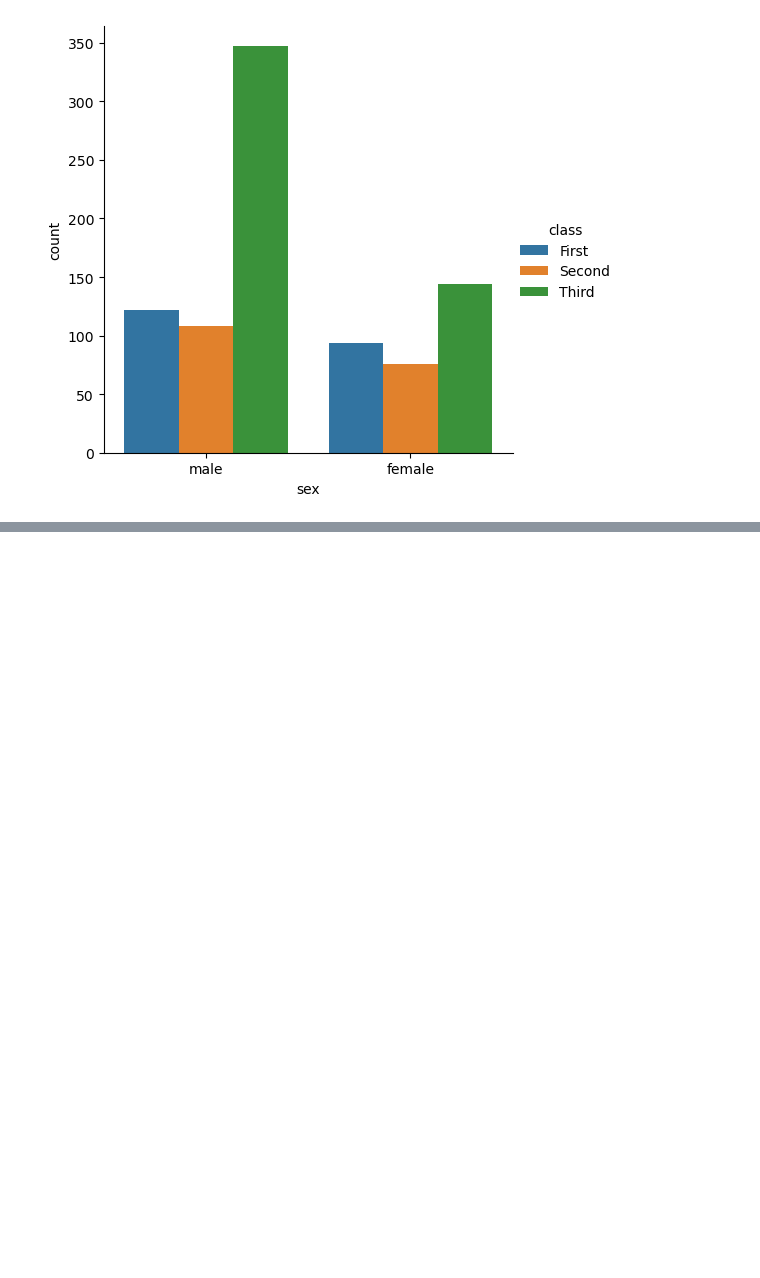
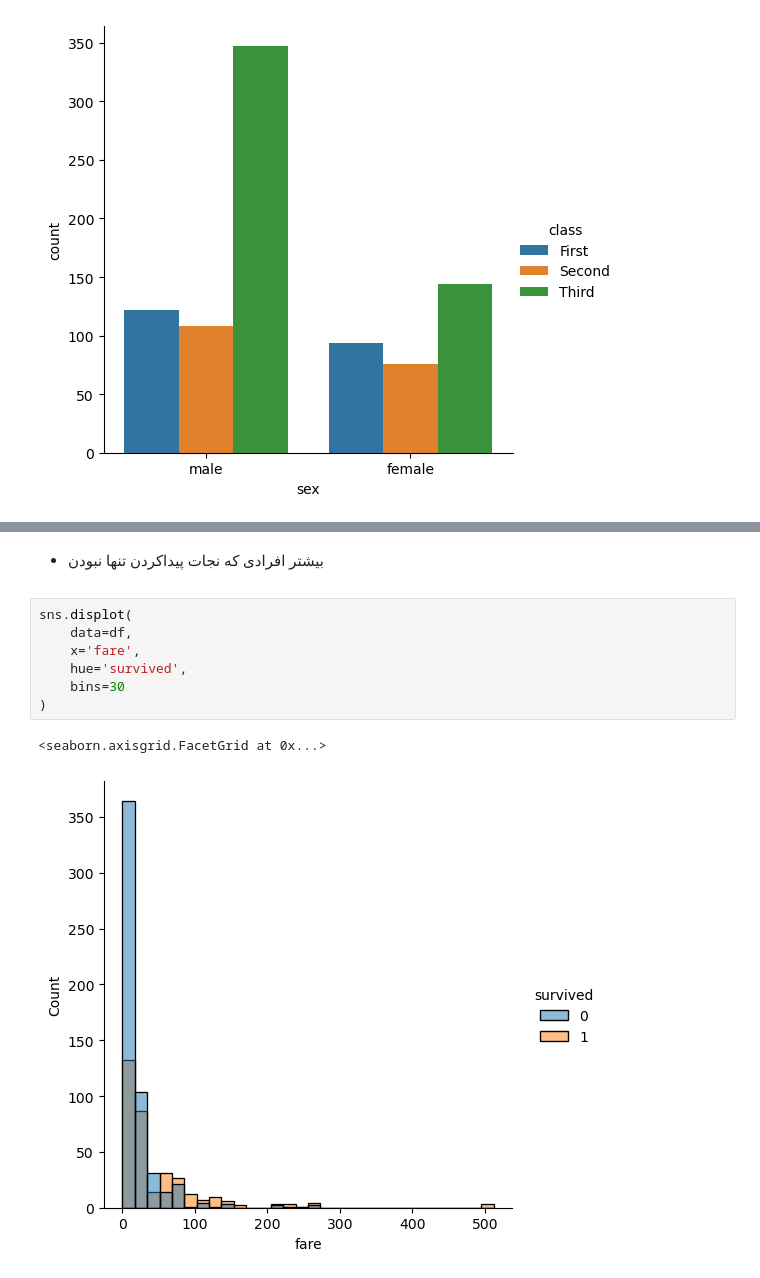
Before and after one commit to AliMHD1377/Personal-projects, a Jupyter notebook: Titanic Viz/Titanic-Viz.ipynb, the cells around one changed output, grey strips where cells are left out. Saved outputs shown, nothing was run; the diff lists cells and outputs as text; blank space fills up the shorter version.

```diff
--- a/Titanic Viz/Titanic-Viz.ipynb
+++ b/Titanic Viz/Titanic-Viz.ipynb
@@ -68,0 +126,14 @@ sns.catplot(
+# %% [markdown]
+<div dir='rtl'>
+
+- بیشتر افرادی که نجات پیداکردن تنها نبودن
+# %%
+sns.displot(
+    data=df,
+    x='fare',
+    hue='survived',
+    bins=30
+)
+# %% [output]
+<seaborn.axisgrid.FacetGrid at 0x...>
+[figure, added]
```
Also changed, not shown: parts of 12 cells of this notebook.
